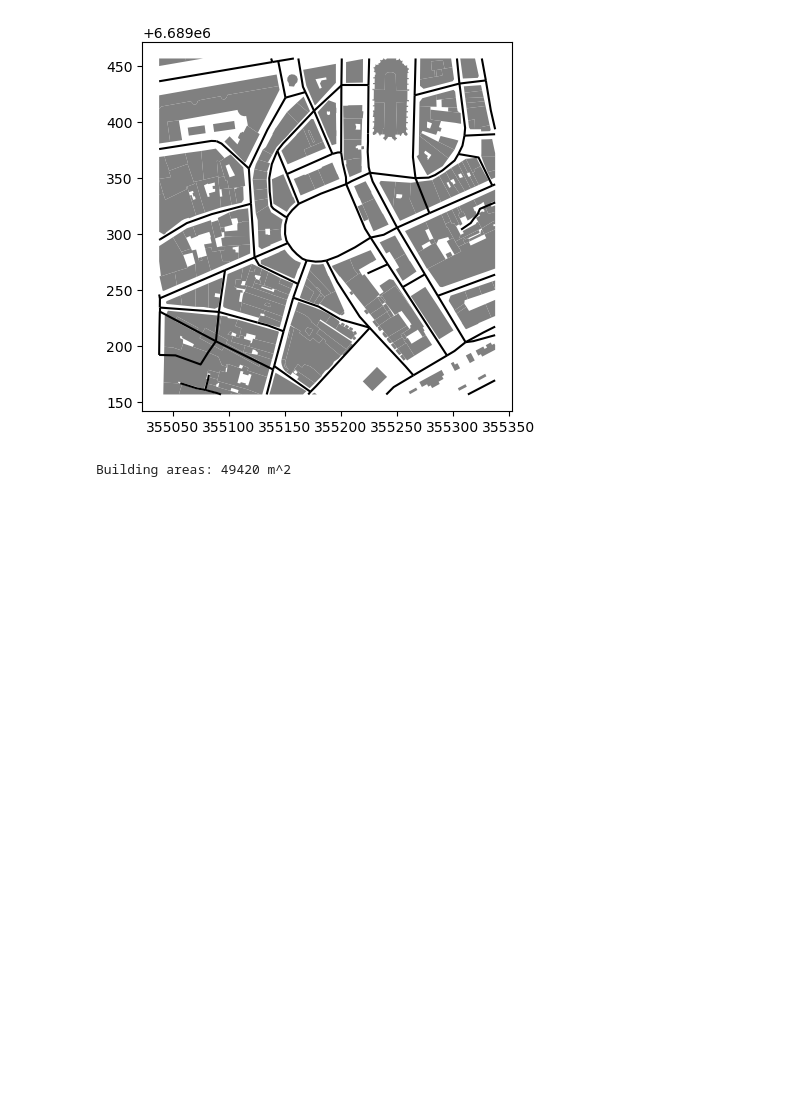
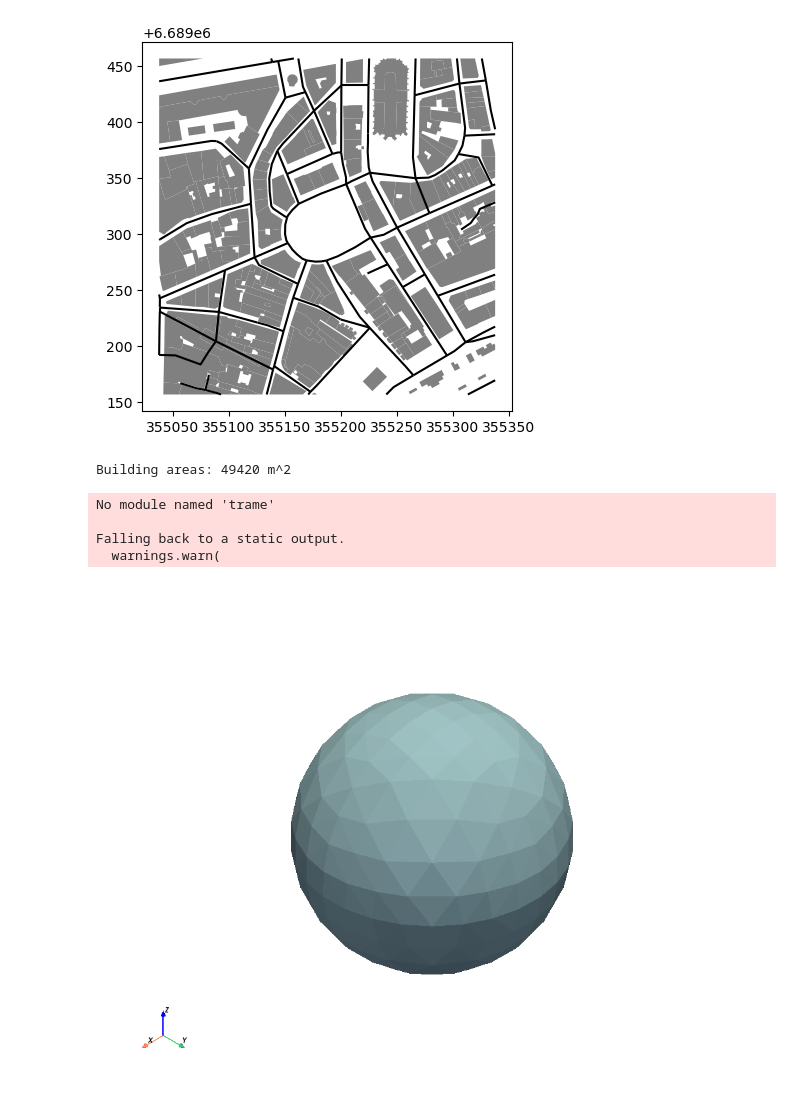
Before and after one commit to thomas-leduc/t4gpd-docker, a Jupyter notebook: notebooks/0_test.ipynb, the cells around one changed output. Drawn from its saved outputs; the diff is of its cells as text; code cells hidden in the pictures; blank space fills up the shorter version.

Commit message:
Update notebooks/0_test.ipynb (adapt to pyvista)

```diff
--- a/notebooks/0_test.ipynb
+++ b/notebooks/0_test.ipynb
@@ -52,3 +52,19 @@ from geopandas import read_file
 
 buildings = read_file("data/buildings.gpkg", driver="GPKG")
 assert 49419.7 == round(buildings.area.sum(), 1), "Check building areas"
+# %%
+import pyvista
+from t4gpd.pyvista.GeodeCiel import GeodeCiel
+from t4gpd.pyvista.ToUnstructuredGrid import ToUnstructuredGrid
+
+pyvista.start_xvfb()
+
+geode = GeodeCiel(norecursions=3, radius=None).run()
+scene = ToUnstructuredGrid([geode]).run()
+scene.plot(show_edges=False)
+# %% [output]
+No module named 'trame'
+
+Falling back to a static output.
+  warnings.warn(
+[figure, added]
```
